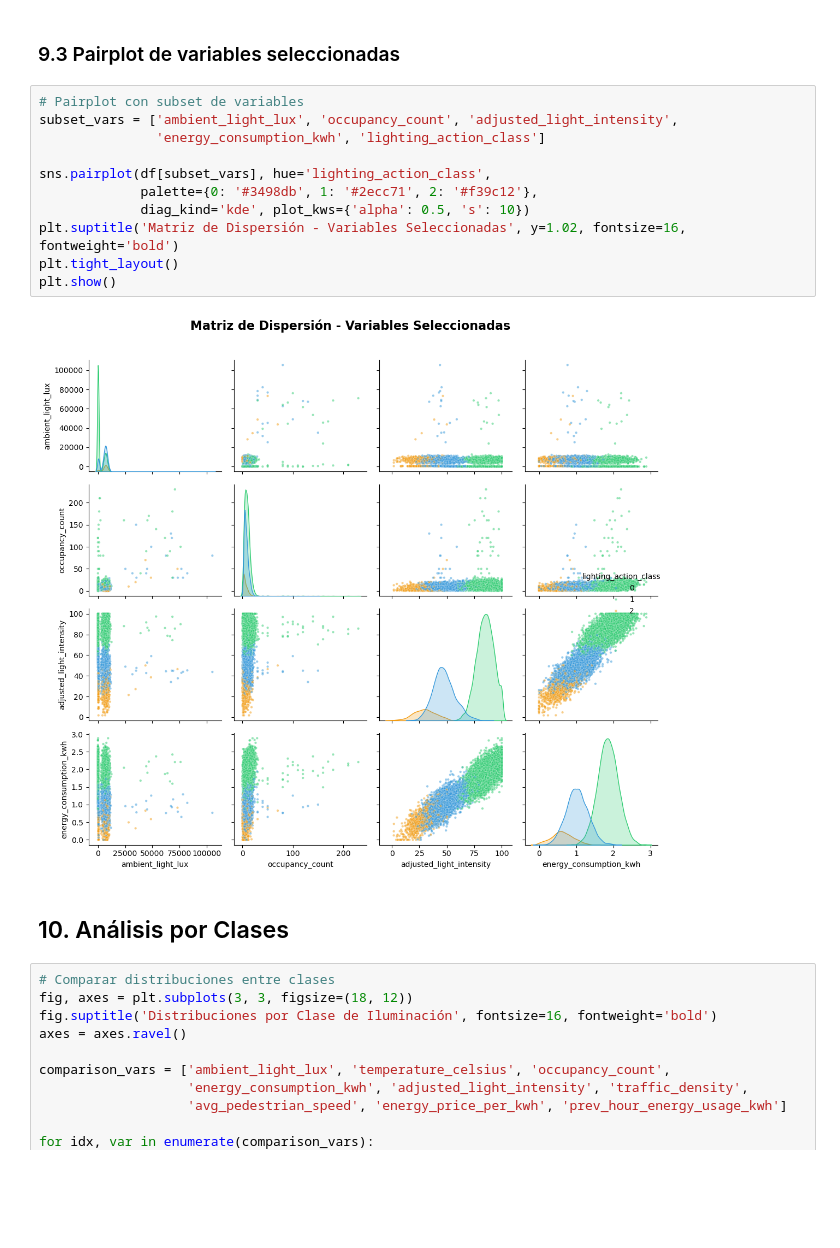
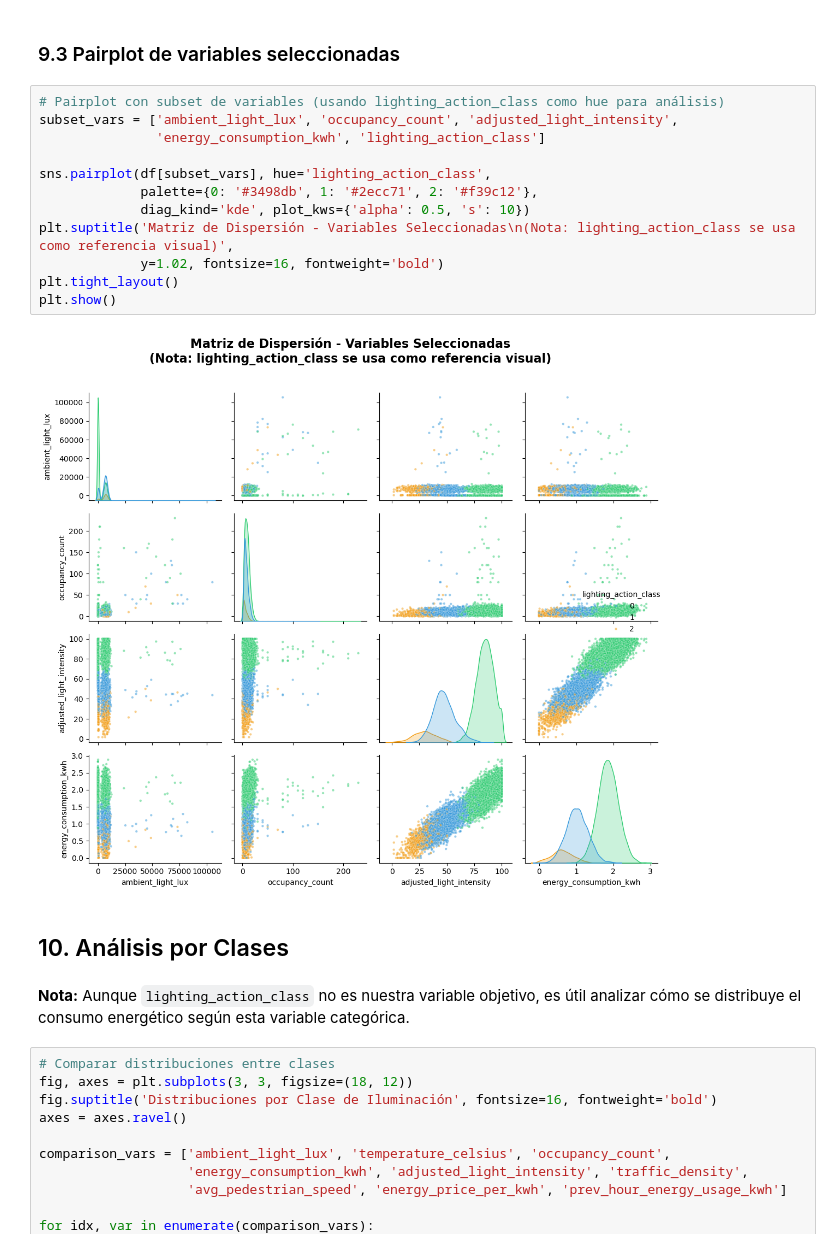
Before and after one commit to karen15367/ProyectoSamsung_modelosIA, a Jupyter notebook: train_models/notebooks/EDA_SmartLighting.ipynb, the cells around one changed output. Drawn from its saved outputs; the diff is of its cells as text; blank space fills up the shorter version.

```diff
--- a/train_models/notebooks/EDA_SmartLighting.ipynb
+++ b/train_models/notebooks/EDA_SmartLighting.ipynb
@@ -568,20 +617,23 @@ plt.show()
 # %% [markdown]
 ### 9.3 Pairplot de variables seleccionadas
 # %%
-# Pairplot con subset de variables
+# Pairplot con subset de variables (usando lighting_action_class como hue para análisis)
 subset_vars = ['ambient_light_lux', 'occupancy_count', 'adjusted_light_intensity',
                'energy_consumption_kwh', 'lighting_action_class']
 
 sns.pairplot(df[subset_vars], hue='lighting_action_class',
              palette={0: '#3498db', 1: '#2ecc71', 2: '#f39c12'},
              diag_kind='kde', plot_kws={'alpha': 0.5, 's': 10})
-plt.suptitle('Matriz de Dispersión - Variables Seleccionadas', y=1.02, fontsize=16, fontweight='bold')
+plt.suptitle('Matriz de Dispersión - Variables Seleccionadas\n(Nota: lighting_action_class se usa como referencia visual)',
+             y=1.02, fontsize=16, fontweight='bold')
 plt.tight_layout()
 plt.show()
 # %% [output]
-[figure, old version]
+[figure, new version]
 # %% [markdown]
 ## 10. Análisis por Clases
+# %% [markdown]
+**Nota:** Aunque `lighting_action_class` no es nuestra variable objetivo, es útil analizar cómo se distribuye el consumo energético según esta variable categórica.
 # %%
 # Comparar distribuciones entre clases
 fig, axes = plt.subplots(3, 3, figsize=(18, 12))
```
Also changed, not shown: parts of 18 cells of this notebook.
